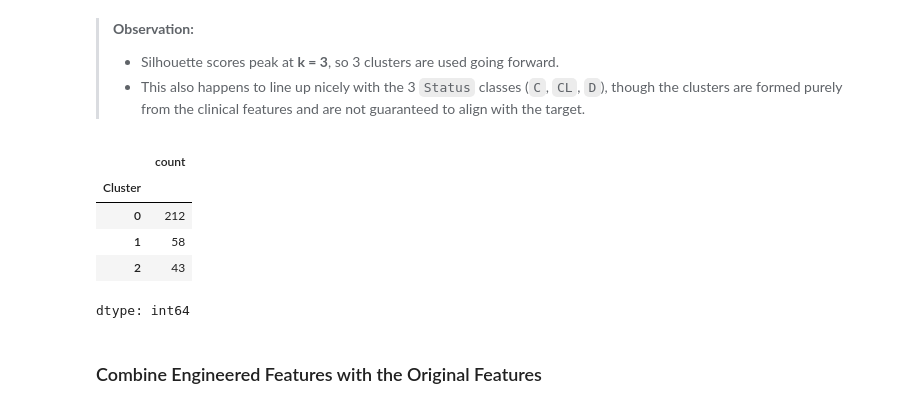
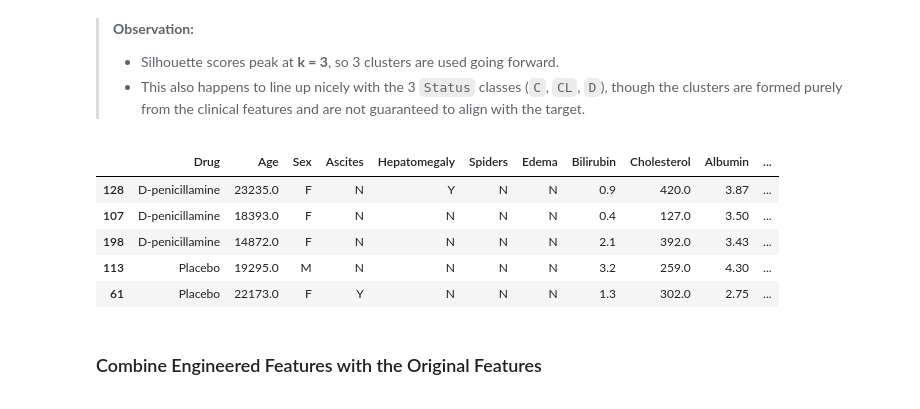
Before and after one commit to swirita/Cirrhosis-Prediction, a Jupyter notebook: Cirrhosis_Prediction.ipynb, the cells around one changed output. Cells and saved outputs as stored; diff of their text form; code cells hidden in the pictures.

```diff
--- a/Cirrhosis_Prediction.ipynb
+++ b/Cirrhosis_Prediction.ipynb
@@ -956,26 +1017,37 @@ Silhouette scores by k: [np.float64(0.207), np.float64(0.216), np.float64(0.112)
 > **Observation:**
 > - Silhouette scores peak at **k = 3**, so 3 clusters are used going forward.
 > - This also happens to line up nicely with the 3 `Status` classes (`C`, `CL`, `D`), though the clusters are formed purely from the clinical features and are not guaranteed to align with the target.
-# %%
-# fit the final KMeans model on the chosen k, using ONLY the training data
-best_k = 3
-kmeans = KMeans(n_clusters=best_k, random_state=42, n_init=10)
-
-train_clusters = kmeans.fit_predict(X_train_pre)
-# use predict (not fit_predict) to assign cluster labels to the test data
-test_clusters = kmeans.predict(X_test_pre)
-
-X_train_cluster = pd.DataFrame({'Cluster': train_clusters}, index=X_train_pre.index)
-X_test_cluster = pd.DataFrame({'Cluster': test_clusters}, index=X_test_pre.index)
-
-X_train_cluster['Cluster'].value_counts()
-# %% [output]
-|  | count |
-| Cluster |  |
-| 0 | 212 |
-| 1 | 58 |
-| 2 | 43 |
-dtype: int64
+# %%
+best_k=3;
+
+final_kmeans = KMeans(
+    n_clusters=best_k,
+    random_state=42,
+    n_init=10
+)
+
+final_kmeans.fit(X_train_pre)
+
+# predict cluster labels for train and test separately
+cluster_labels_train = final_kmeans.predict(X_train_pre)
+cluster_labels_test = final_kmeans.predict(X_test_pre)
+
+# turn labels into DataFrames so pd.concat works
+cluster_train_df = pd.DataFrame(cluster_labels_train, columns=['Cluster'])
+cluster_test_df = pd.DataFrame(cluster_labels_test, columns=['Cluster'])
+
+# concat cluster labels onto the original X_train/X_test
+X_train_cluster = pd.concat( [X_train, cluster_train_df], axis=1)
+X_test_cluster = pd.concat([X_test, cluster_test_df],axis=1)
+
+X_train_cluster.head()
+# %% [output]
+|  | Drug | Age | Sex | Ascites | Hepatomegaly | Spiders | Edema | Bilirubin | Cholesterol | Albumin | ... |
+| 128 | D-penicillamine | 23235.0 | F | N | Y | N | N | 0.9 | 420.0 | 3.87 | ... |
+| 107 | D-penicillamine | 18393.0 | F | N | N | N | N | 0.4 | 127.0 | 3.50 | ... |
+| 198 | D-penicillamine | 14872.0 | F | N | N | N | N | 2.1 | 392.0 | 3.43 | ... |
+| 113 | Placebo | 19295.0 | M | N | N | N | N | 3.2 | 259.0 | 4.30 | ... |
+| 61 | Placebo | 22173.0 | F | Y | N | N | N | 1.3 | 302.0 | 2.75 | ... |
 # %% [markdown]
 ### Combine Engineered Features with the Original Features
 # %%
```
Also changed, not shown: parts of 18 cells of this notebook.
